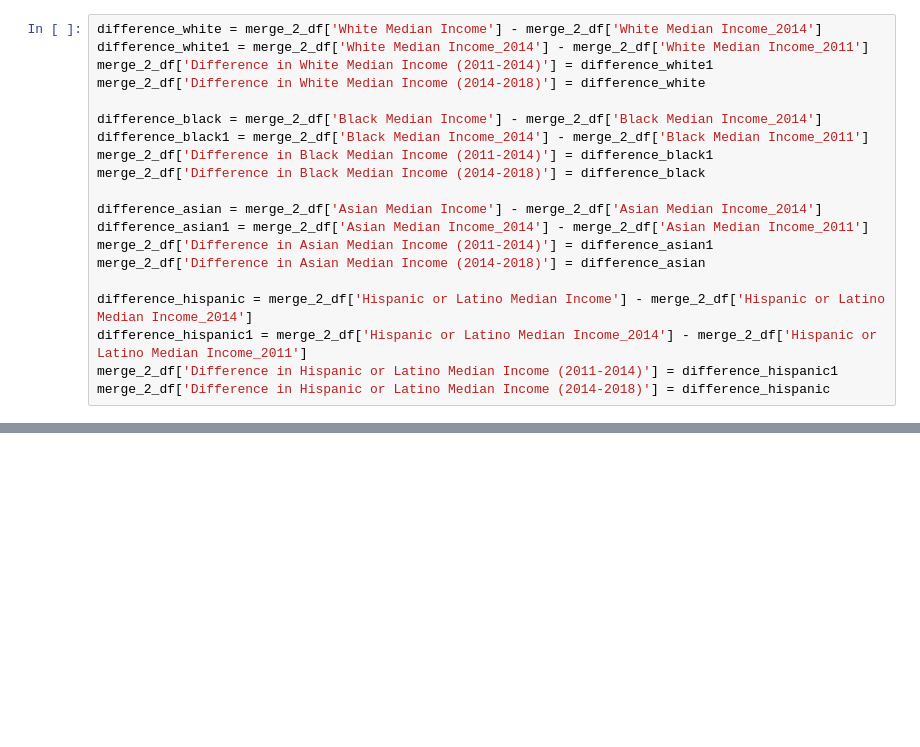
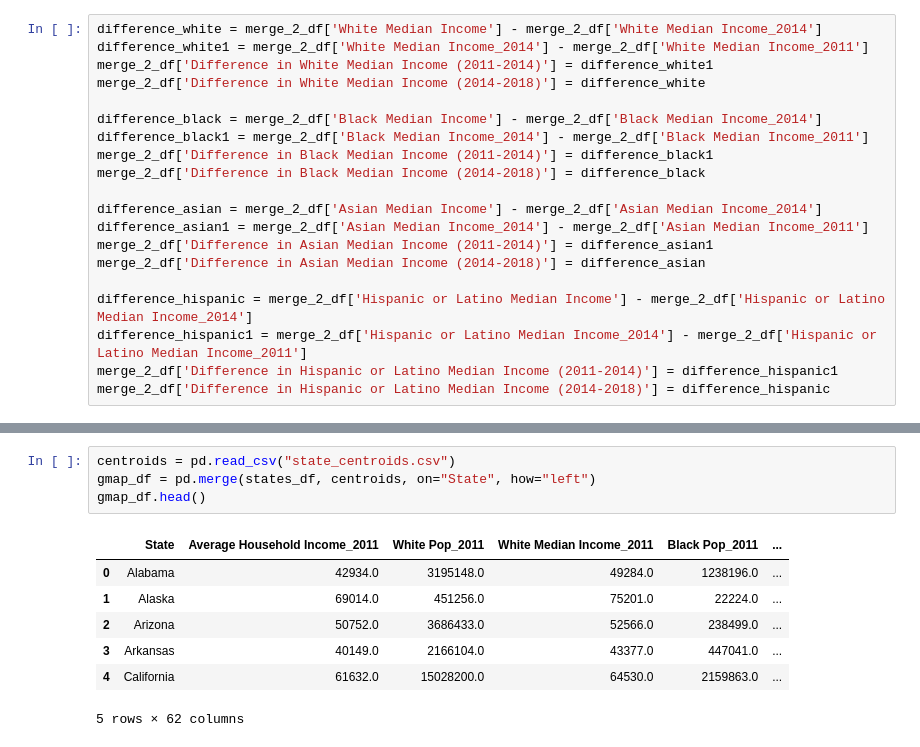
Before and after one commit to cullen-andrews/project-one, a Jupyter notebook: Census_Data-Analysis.ipynb, the cells around one changed output, grey strips where cells are left out. Drawn from its saved outputs; the diff is of its cells as text; blank space fills up the shorter version.

```diff
--- a/Census_Data-Analysis.ipynb
+++ b/Census_Data-Analysis.ipynb
@@ -524,0 +555,12 @@ The R^2-value is 0.6382753943017101
+# %%
+centroids = pd.read_csv("state_centroids.csv")
+gmap_df = pd.merge(states_df, centroids, on="State", how="left")
+gmap_df.head()
+# %% [output]
+|  | State | Average Household Income_2011 | White Pop_2011 | White Median Income_2011 | Black Pop_2011 | ... |
+| 0 | Alabama | 42934.0 | 3195148.0 | 49284.0 | 1238196.0 | ... |
+| 1 | Alaska | 69014.0 | 451256.0 | 75201.0 | 22224.0 | ... |
+| 2 | Arizona | 50752.0 | 3686433.0 | 52566.0 | 238499.0 | ... |
+| 3 | Arkansas | 40149.0 | 2166104.0 | 43377.0 | 447041.0 | ... |
+| 4 | California | 61632.0 | 15028200.0 | 64530.0 | 2159863.0 | ... |
+5 rows × 62 columns
```
Also changed, not shown: parts of 21 cells of this notebook, 1 other file.
